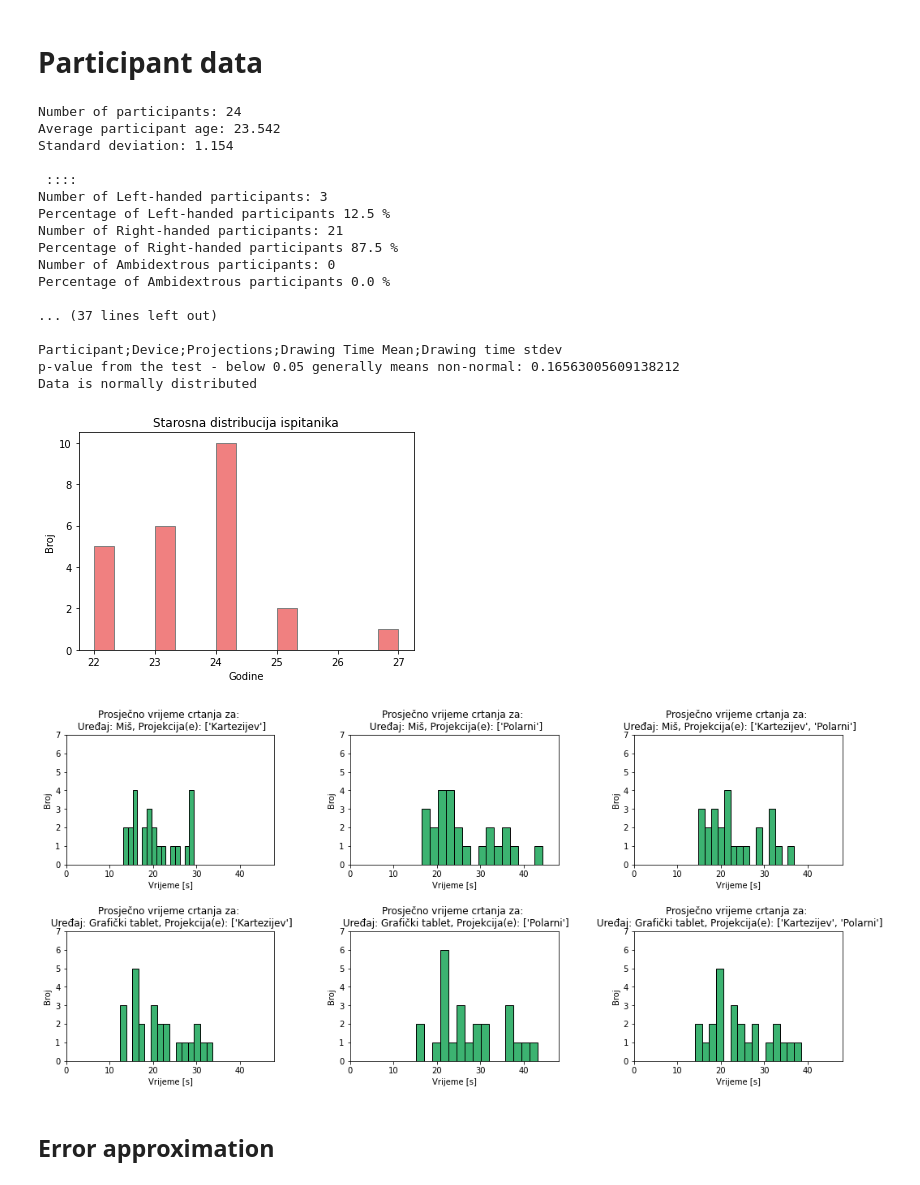
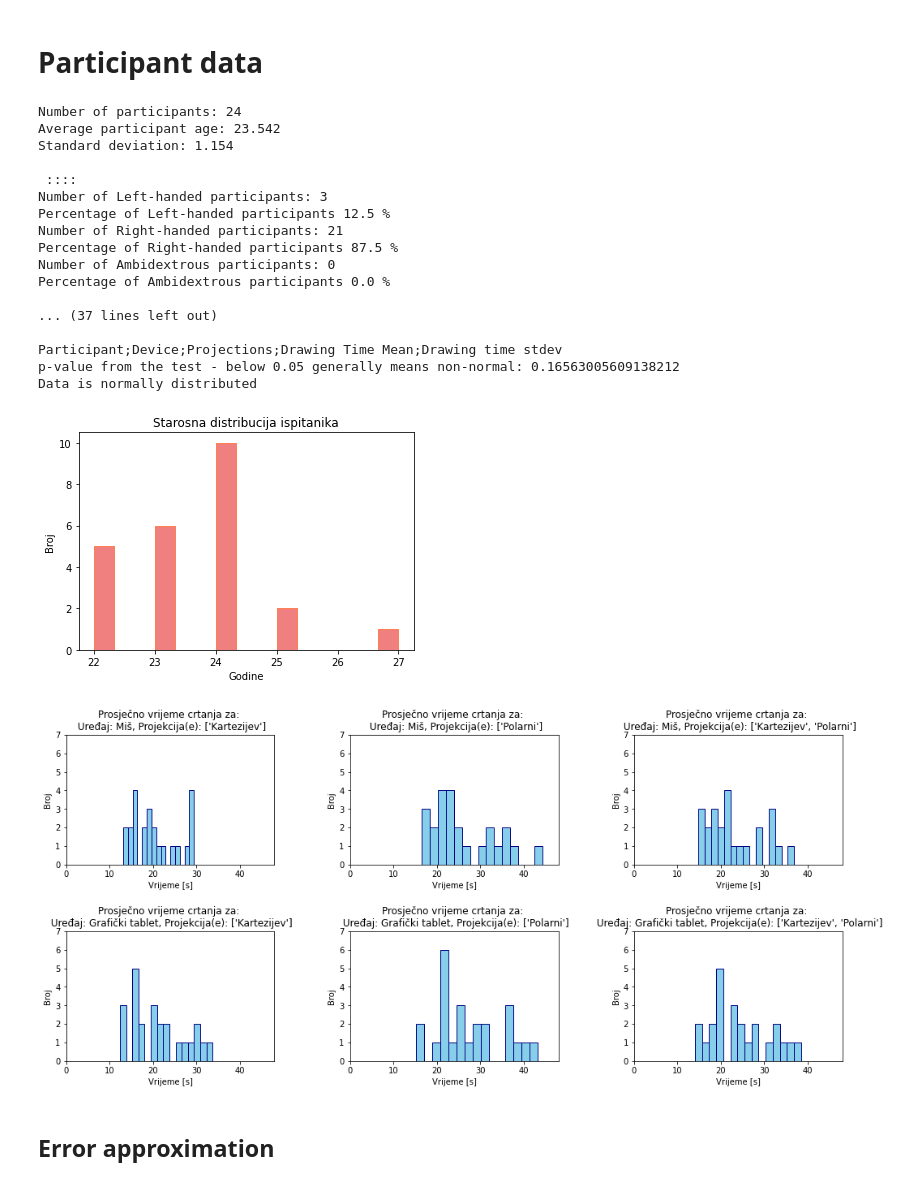
Before and after one commit to ivanazuzic/Efficiency-of-dragging-gestures, a Jupyter notebook: analysis/Analysis - Izborni projekt.ipynb, the cells around one changed output. Saved outputs shown, nothing was run; the diff lists cells and outputs as text; code cells hidden in the pictures.

```diff
--- a/analysis/Analysis - Izborni projekt.ipynb
+++ b/analysis/Analysis - Izborni projekt.ipynb
@@ -36,7 +42,7 @@ funcIoDs = {
 figuresFoldername = 'figures'
 drawingTimeHistogramsFoldername = 'drawing_time_histograms'
 linearRegressionFoldername = 'linear_regressions'
-takeScreenshots = False
+takeScreenshots = True
 useCroatian = True
 
 drawingTimeHistogramsFolderPath = figuresFoldername + "/" + drawingTimeHistogramsFoldername + "/"
@@ -736,7 +746,7 @@ for participant in participants:
     ages.append(age)
 
 plt.figure()
-plt.hist(ages, color="lightcoral", bins=15, edgecolor="grey")
+plt.hist(ages, color="lightcoral", bins=15, edgecolor="coral")
 plt.ylabel("Count")
 plt.xlabel("Age")
 plt.title("Participants' age")
@@ -807,7 +817,7 @@ for k, device in enumerate(DEVICES):
             pltData.append(np.mean(dts))
         # print()
         ax = axes[k][j]
-        ax.hist(pltData, color='mediumseagreen', bins=15, edgecolor="black")
+        ax.hist(pltData, color='skyblue', bins=15, edgecolor="navy")
 
         pValueNormDist = isDataNormallyDistributed(np.array(pltData))
 
@@ -821,35 +831,35 @@ for k, device in enumerate(DEVICES):
             ax.set_ylabel("Broj")
             ax.set_xlabel("Vrijeme [s]") #"\nNorm dist p_value=%.5f" % (pValueNormDist))
         ax.set_title(title)
 
         # this lim is hard-coded. if I ever have time, I should make this soft-coded :)
         ax.set_ylim([0, 7])
         ax.set_xlim([0, MAX_AVG_DRAW_TIME])
         print("\n\n")
 
 figure.tight_layout(pad=2)
 saveFigure(participantDataFolderPath + "Average_drawing_times")
 plt.show()
 # %% [output]
 Number of participants: 24
 Average participant age: 23.542
 Standard deviation: 1.154
 
  ::::
 Number of Left-handed participants: 3
 Percentage of Left-handed participants 12.5 %
 Number of Right-handed participants: 21
 Percentage of Right-handed participants 87.5 %
 Number of Ambidextrous participants: 0
 Percentage of Ambidextrous participants 0.0 %
 
 ... (37 lines left out)
 
 Participant;Device;Projections;Drawing Time Mean;Drawing time stdev
 p-value from the test - below 0.05 generally means non-normal: 0.16563005609138212
 Data is normally distributed
-[figure, old version]
+[figure, new version]
-[figure, old version]
+[figure, new version]
 # %% [markdown]
 ## Error approximation
 # %%
```
Also changed, not shown: parts of 7 cells of this notebook.
